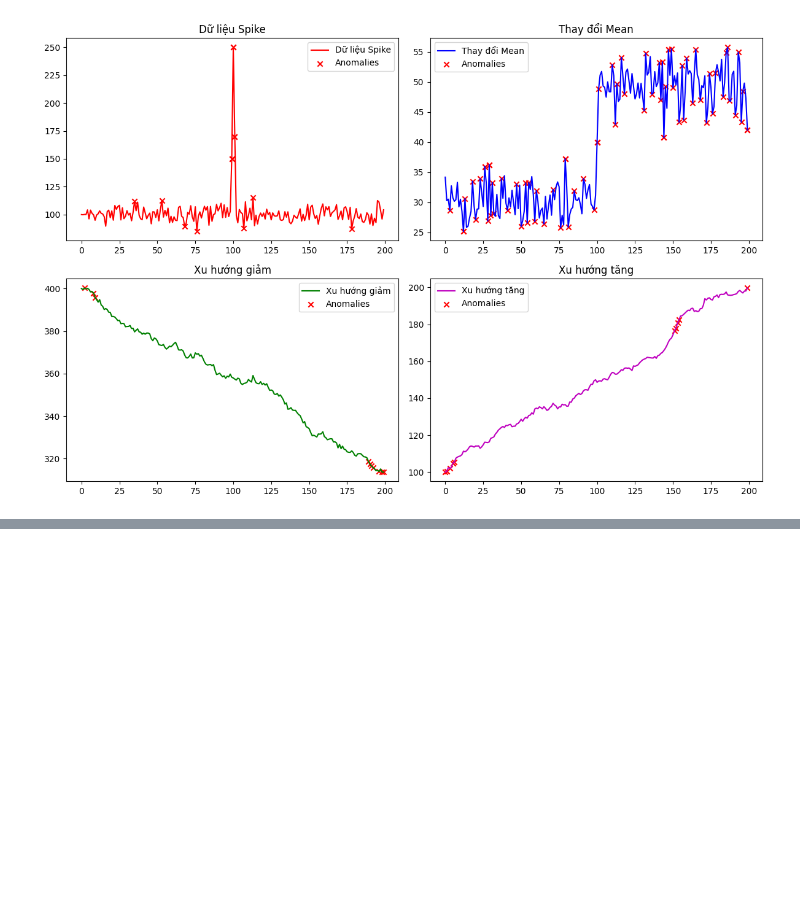
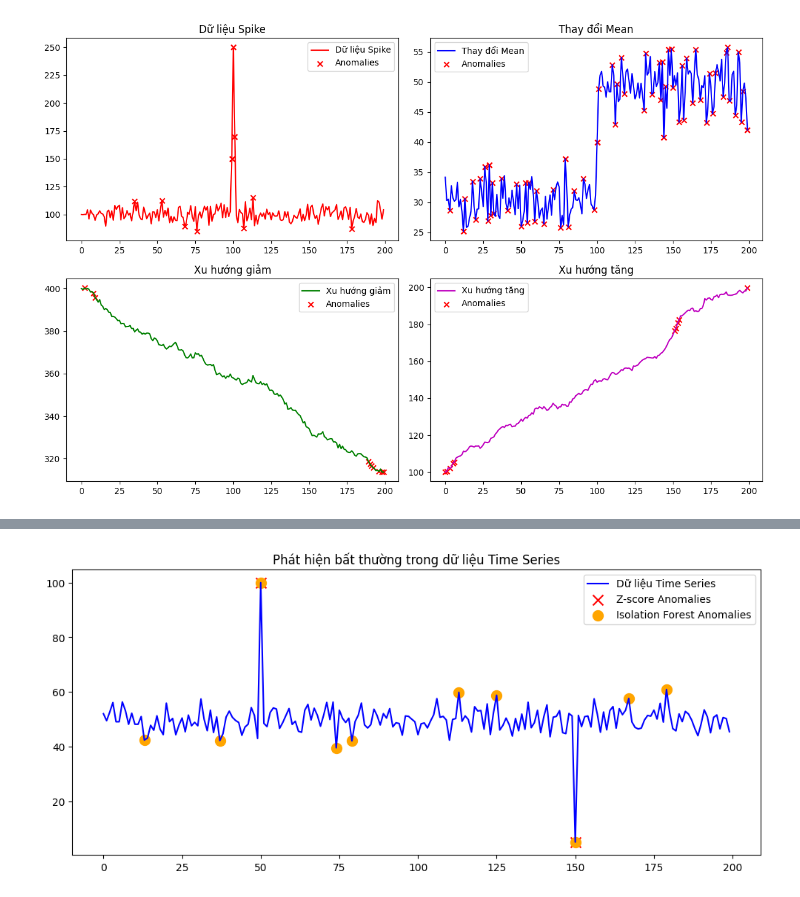
Before and after one commit to Ly-xinhgai/recommendation-system-using-knn, a Jupyter notebook: sinh_dữ_liệu.ipynb, the cells around one changed output, grey strips where cells are left out. Saved outputs shown, nothing was run; the diff lists cells and outputs as text; code cells hidden in the pictures; blank space fills up the shorter version.

```diff
--- a/sinh_dữ_liệu.ipynb
+++ b/sinh_dữ_liệu.ipynb
@@ -334,0 +384,40 @@ Increasing Trend Anomalies at indices: [  0   1   3   5   6 151 152 153 154 199]
+# %%
+import numpy as np
+import matplotlib.pyplot as plt
+from sklearn.ensemble import IsolationForest
+from scipy.stats import zscore
+
+# Thiết lập số lượng điểm dữ liệu
+np.random.seed(42)
+t = np.arange(200)
+
+# Dữ liệu bất thường (spike)
+spike_data = 50 + 2 * np.random.normal(0, 2, 200)
+spike_data[50] = 100  # Bất thường cao tại t=50
+spike_data[150] = 5    # Bất thường thấp tại t=150
+
+#PHÁT HIỆN BẤT THƯỜNG BẰNG Z-SCORE
+z_scores = np.abs(zscore(spike_data))
+threshold = 3  # Ngưỡng bất thường
+z_anomalies = np.where(z_scores > threshold)[0]
+
+#PHÁT HIỆN BẤT THƯỜNG BẰNG ISOLATION FOREST
+iso_forest = IsolationForest(contamination=0.05, random_state=42)
+labels = iso_forest.fit_predict(spike_data.reshape(-1, 1))
+iso_anomalies = np.where(labels == -1)[0]
+
+#VẼ BIỂU ĐỒ
+plt.figure(figsize=(12, 5))
+plt.plot(t, spike_data, label="Dữ liệu Time Series", color='b')
+
+# Đánh dấu điểm bất thường bằng Z-score
+plt.scatter(t[z_anomalies], spike_data[z_anomalies], color='red', label="Z-score Anomalies", marker='x', s=100)
+
+# Đánh dấu điểm bất thường bằng Isolation Forest
+plt.scatter(t[iso_anomalies], spike_data[iso_anomalies], color='orange', label="Isolation Forest Anomalies", marker='o', s=100)
+
+plt.title("Phát hiện bất thường trong dữ liệu Time Series")
+plt.legend()
+plt.show()
+# %% [output]
+[figure, added]
```
Also changed, not shown: parts of 1 cell of this notebook.
